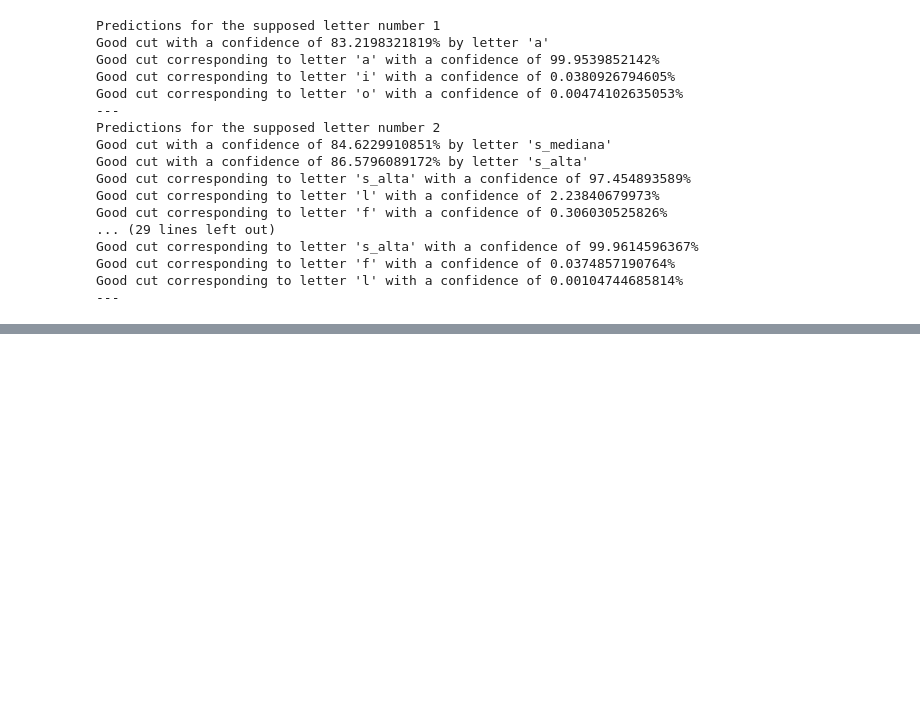
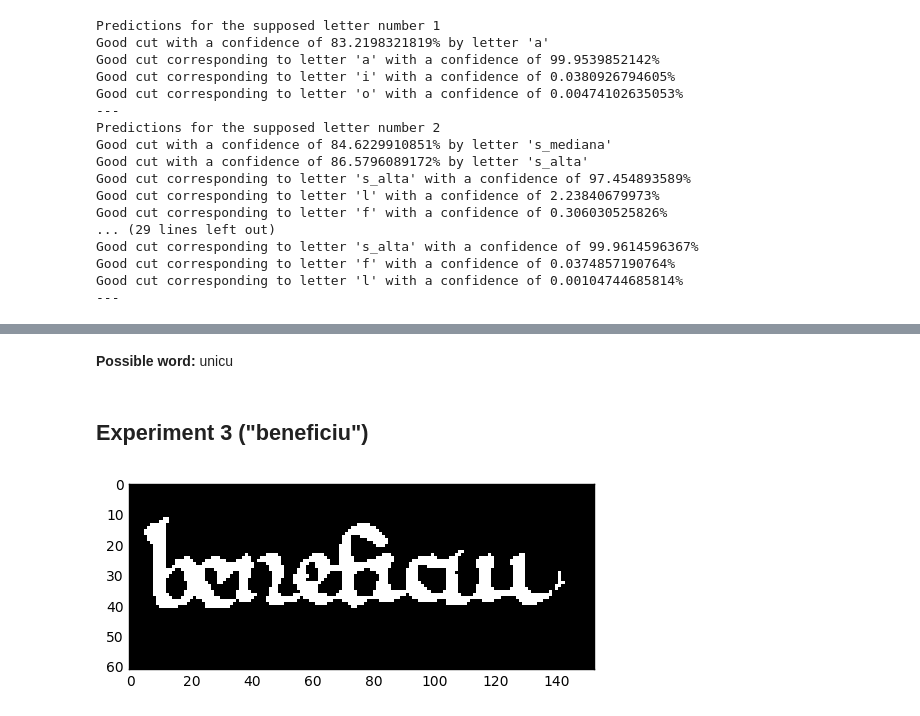
Before and after one commit to Kidel/In-Codice-Ratio-OCR-with-CNN, a Jupyter notebook: Notebooks/11_ICR-Test_letter-recognition.ipynb, the cells around one changed output, grey strips where cells are left out. Drawn from its saved outputs; the diff is of its cells as text; code cells hidden in the pictures; blank space fills up the shorter version.

```diff
--- a/Notebooks/11_ICR-Test_letter-recognition.ipynb
+++ b/Notebooks/11_ICR-Test_letter-recognition.ipynb
@@ -425,0 +613,8 @@ Good cut corresponding to letter 'l' with a confidence of 0.00104744685814%
+# %% [markdown]
+**Possible word:** unicu
+# %% [markdown]
+## Experiment 3 ("beneficiu")
+# %%
+u.plot_image(iu.load_sample("not_code/words/beneficiu.png"), (61, 153))
+# %% [output]
+[figure, added]
```
Also changed, not shown: parts of 51 cells of this notebook.
